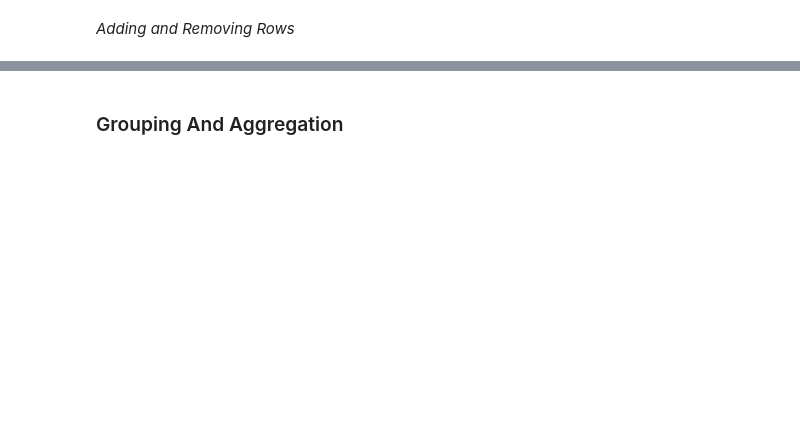
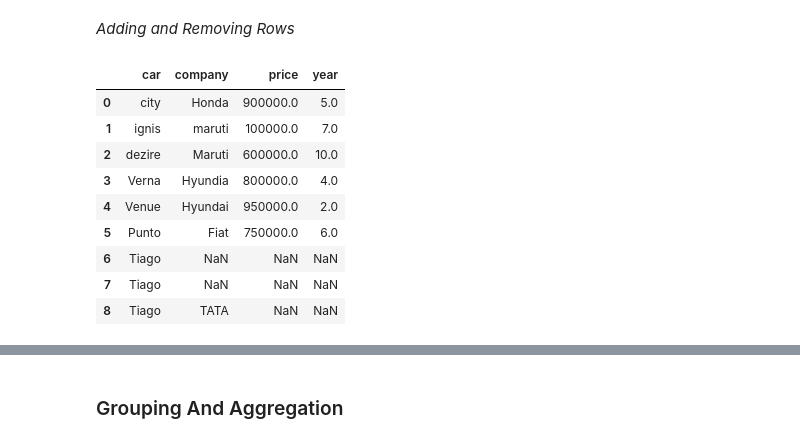
Before and after one commit to Khalidallam222/SHAI-Khalid-Allam, a Jupyter notebook: Task 1 /pandas/notebooks /Pandas Notebook.ipynb, the cells around one changed output, grey strips where cells are left out. Cells and saved outputs as stored; diff of their text form; code cells hidden in the pictures; blank space fills up the shorter version.

```diff
--- a/Task 1 /pandas/notebooks /Pandas Notebook.ipynb
+++ b/Task 1 /pandas/notebooks /Pandas Notebook.ipynb
@@ -826,5 +848,18 @@ auto.drop("Fuel Types",axis=1,inplace=True)
 # %% [markdown]
 *Adding and Removing Rows*
 # %%
-auto=auto.append({"car":"Tiago","company":"TATA"},ignore_index=True)
+# auto=auto.append({"car":"Tiago","company":"TATA"},ignore_index=True)
+auto.loc[len(auto)] = {"car":"Tiago","company":"TATA"}
+auto
+# %% [output]
+|  | car | company | price | year |
+| 0 | city | Honda | 900000.0 | 5.0 |
+| 1 | ignis | maruti | 100000.0 | 7.0 |
+| 2 | dezire | Maruti | 600000.0 | 10.0 |
+| 3 | Verna | Hyundia | 800000.0 | 4.0 |
+| 4 | Venue | Hyundai | 950000.0 | 2.0 |
+| 5 | Punto | Fiat | 750000.0 | 6.0 |
+| 6 | Tiago | NaN | NaN | NaN |
+| 7 | Tiago | NaN | NaN | NaN |
+| 8 | Tiago | TATA | NaN | NaN |
 # %%
```
Also changed, not shown: parts of 17 cells of this notebook, 9 other files.
